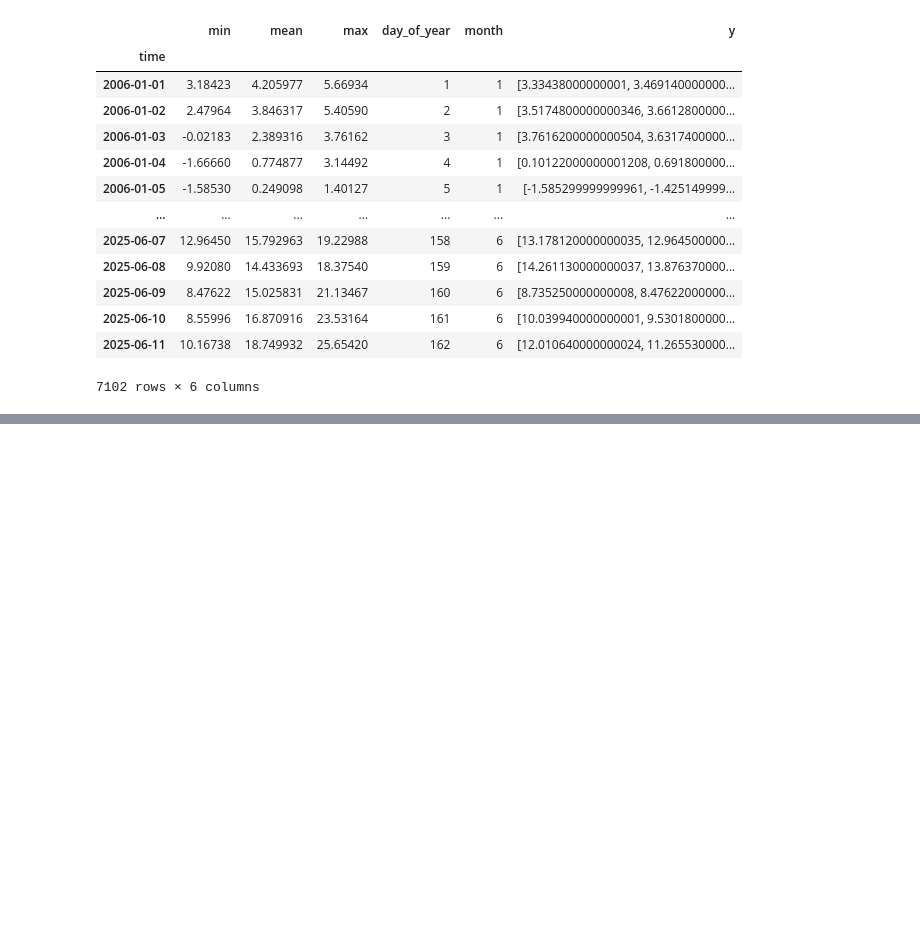
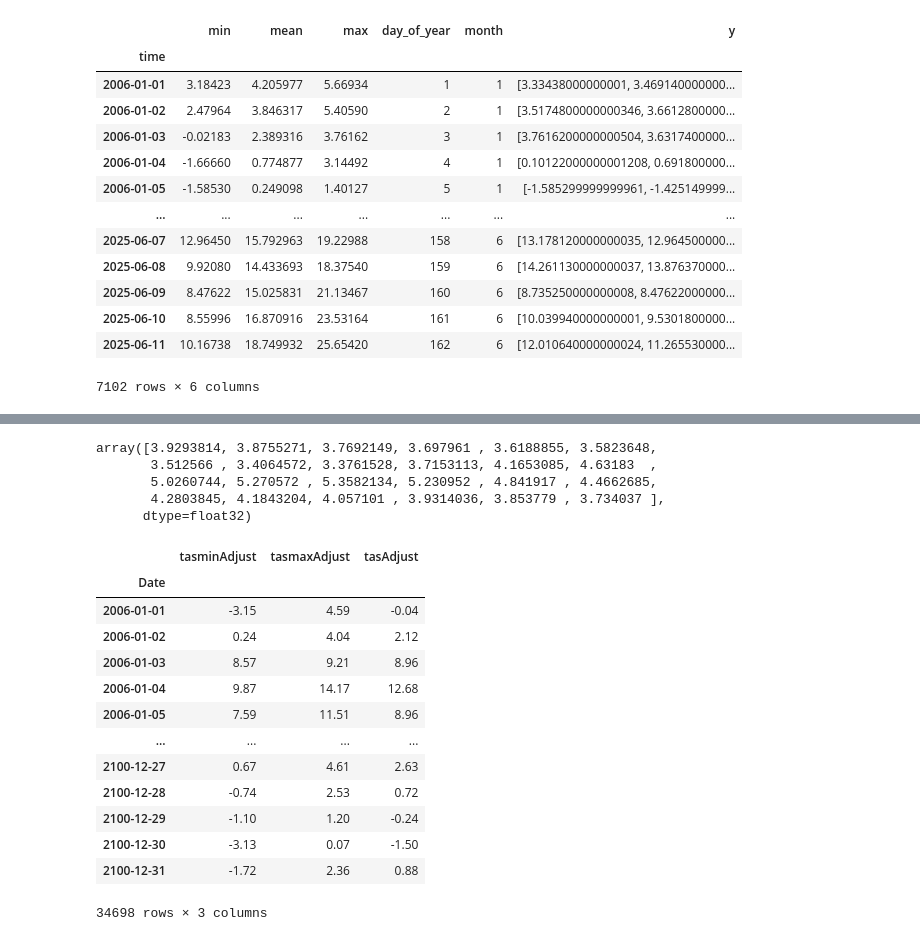
Before and after one commit to kubit07/data_analyse_DRIAS, a Jupyter notebook: bidirectinal_lstm_second_method.ipynb, the cells around one changed output, grey strips where cells are left out. Drawn from its saved outputs; the diff is of its cells as text; code cells hidden in the pictures; blank space fills up the shorter version.

```diff
--- a/bidirectinal_lstm_second_method.ipynb
+++ b/bidirectinal_lstm_second_method.ipynb
@@ -398,7 +396,3 @@ data_prunay_hourly_predict = data_prunay.copy()
 # %%
 RH = convertir_q_en_rh(data_rcp_2_6["hussAdjust"], data_rcp_2_6["tasAdjust"])
 data_rcp_2_6["rcp_RH"] = RH
-# %%
-data_rcp_2_6 = data_rcp_2_6[["rcp_RH", "tasAdjust"]].copy()
-# %%
-data_rcp_2_6.rename(columns={"tasAdjust": "rcp_Temperature"}, inplace=True)
@@ -931,0 +763,8 @@ plt.show()
+# %%
+predictions
+# %% [output]
+array([3.9293814, 3.8755271, 3.7692149, 3.697961 , 3.6188855, 3.5823648,
+       3.512566 , 3.4064572, 3.3761528, 3.7153113, 4.1653085, 4.63183  ,
+       5.0260744, 5.270572 , 5.3582134, 5.230952 , 4.841917 , 4.4662685,
+       4.2803845, 4.1843204, 4.057101 , 3.9314036, 3.853779 , 3.734037 ],
+      dtype=float32)
@@ -931,0 +807,17 @@ plt.show()
+# %%
+data_rcp_2_6predict_hourly_temperatures
+# %% [output]
+|  | tasminAdjust | tasmaxAdjust | tasAdjust |
+| Date |  |  |  |
+| 2006-01-01 | -3.15 | 4.59 | -0.04 |
+| 2006-01-02 | 0.24 | 4.04 | 2.12 |
+| 2006-01-03 | 8.57 | 9.21 | 8.96 |
+| 2006-01-04 | 9.87 | 14.17 | 12.68 |
+| 2006-01-05 | 7.59 | 11.51 | 8.96 |
+| ... | ... | ... | ... |
+| 2100-12-27 | 0.67 | 4.61 | 2.63 |
+| 2100-12-28 | -0.74 | 2.53 | 0.72 |
+| 2100-12-29 | -1.10 | 1.20 | -0.24 |
+| 2100-12-30 | -3.13 | 0.07 | -1.50 |
+| 2100-12-31 | -1.72 | 2.36 | 0.88 |
+34698 rows × 3 columns
```
Also changed, not shown: parts of 29 cells of this notebook, 3 other files.
